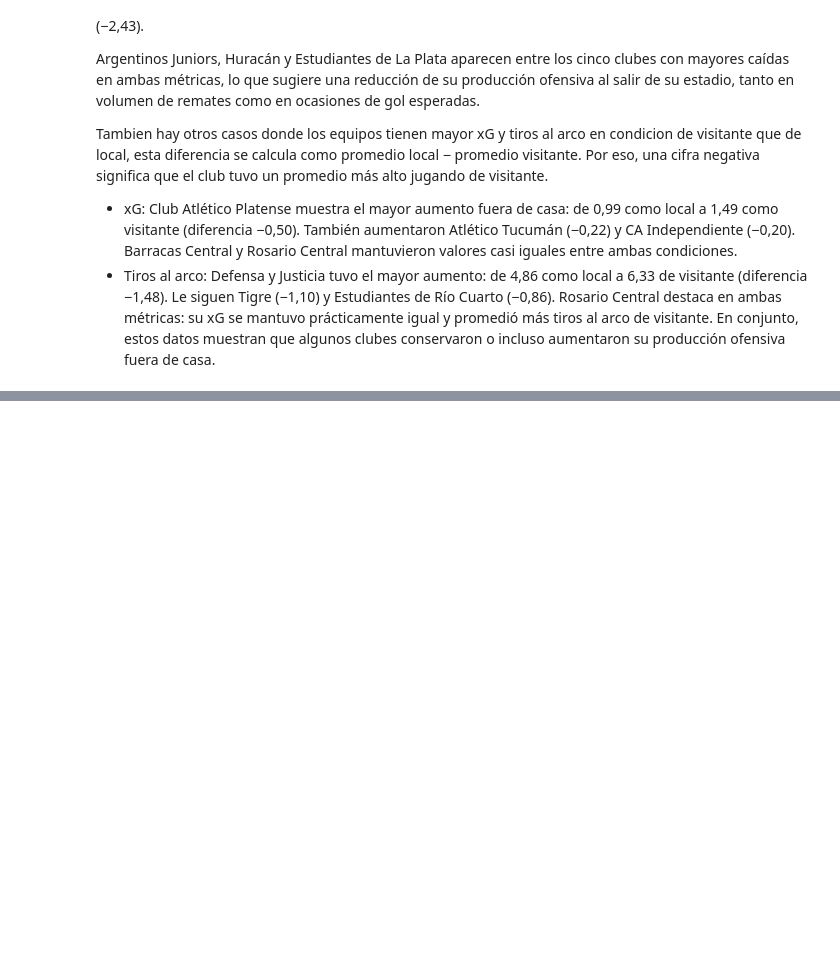
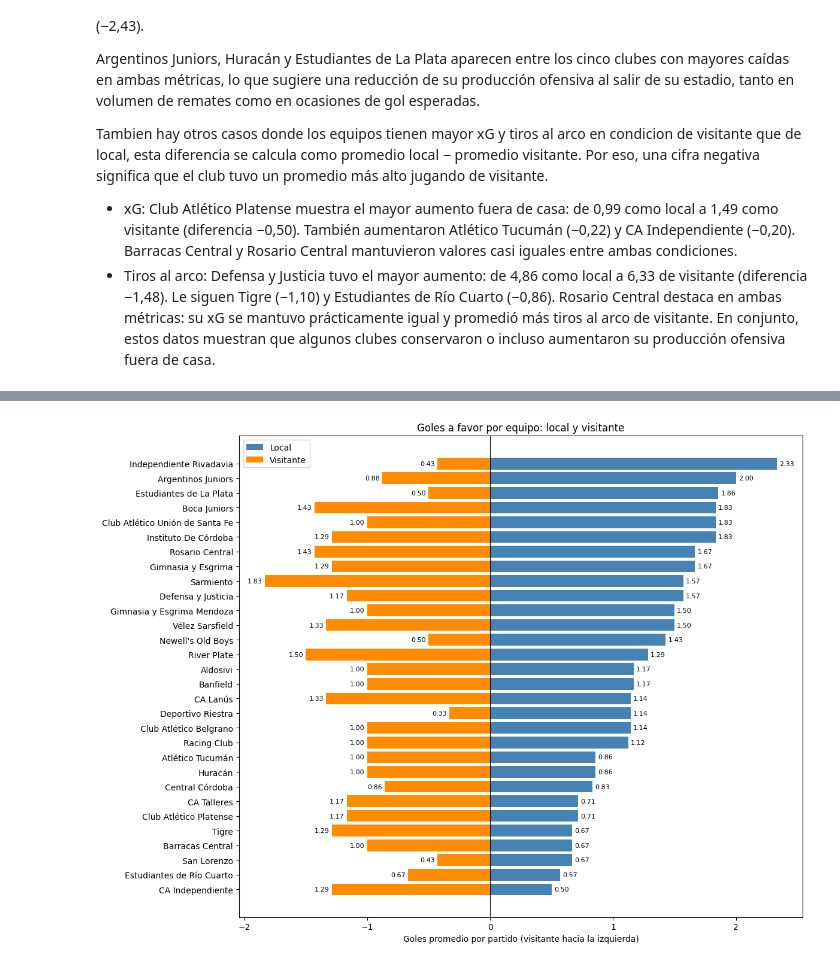
Before and after one commit to santiagoleguizamon10/TP-labo, a Jupyter notebook: tp__labo.ipynb, the cells around one changed output, grey strips where cells are left out. Drawn from its saved outputs; the diff is of its cells as text; code cells hidden in the pictures; blank space fills up the shorter version.

```diff
--- a/tp__labo.ipynb
+++ b/tp__labo.ipynb
@@ -291,0 +335,43 @@ Rosario Central destaca en ambas métricas: su xG se mantuvo prácticamente igua
+# %%
+
+# Ordenar según los equipos con más goles de local
+grafico = tabla_goles.sort_values(
+    'Promedio por partido local', ascending=True
+)
+
+fig, ax = plt.subplots(figsize=(12, 9))
+
+ax.barh(
+    grafico.index,
+    grafico['Promedio por partido local'],
+    label='Local',
+    color='steelblue'
+)
+
+ax.barh(
+    grafico.index,
+    -grafico['Promedio por partido visitante'],
+    label='Visitante',
+    color='darkorange'
+)
+
+ax.axvline(0, color='black', linewidth=0.8)
+ax.set_yticks(range(len(grafico)))
+ax.set_yticklabels(grafico.index)
+ax.set_xlabel('Goles promedio por partido (visitante hacia la izquierda)')
+ax.set_title('Goles a favor por equipo: local y visitante')
+ax.legend()
+
+# Mostrar valores absolutos en ambos lados
+for i, (_, fila) in enumerate(grafico.iterrows()):
+    ax.text(fila['Promedio por partido local'] + 0.02, i,
+            f"{fila['Promedio por partido local']:.2f}",
+            va='center', fontsize=8)
+    ax.text(-fila['Promedio por partido visitante'] - 0.02, i,
+            f"{fila['Promedio por partido visitante']:.2f}",
+            va='center', ha='right', fontsize=8)
+
+plt.tight_layout()
+plt.show()
+# %% [output]
+[figure, added]
```
Also changed, not shown: parts of 4 cells of this notebook.
